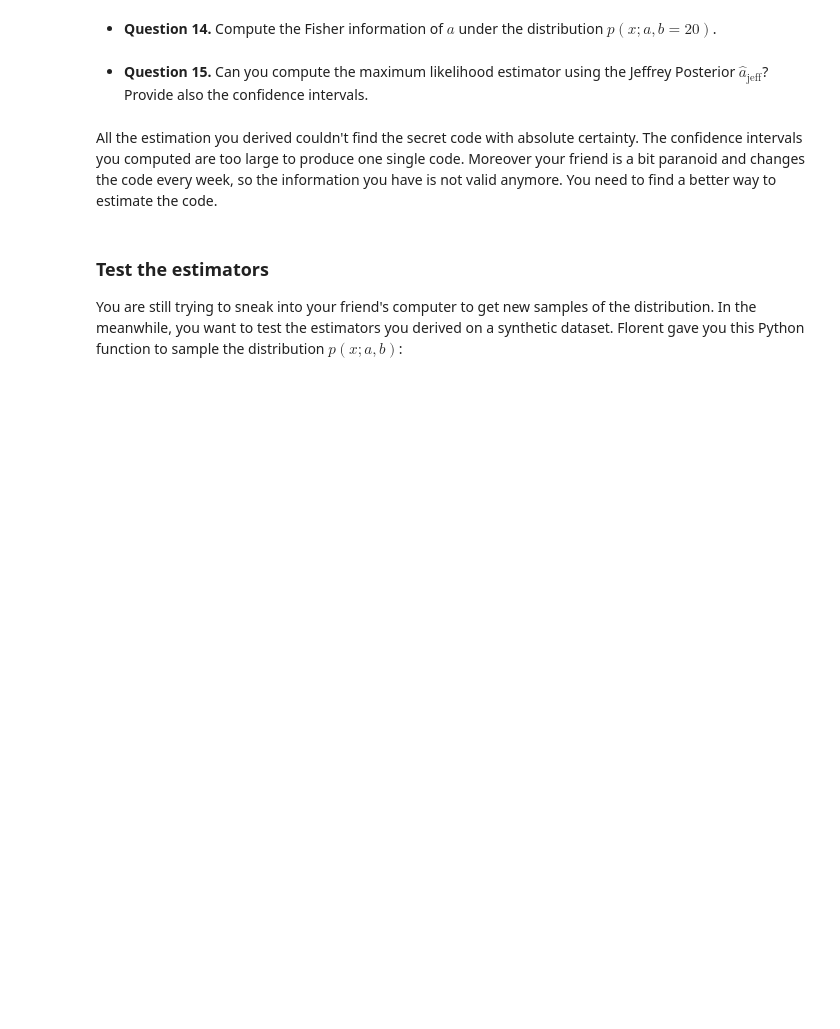
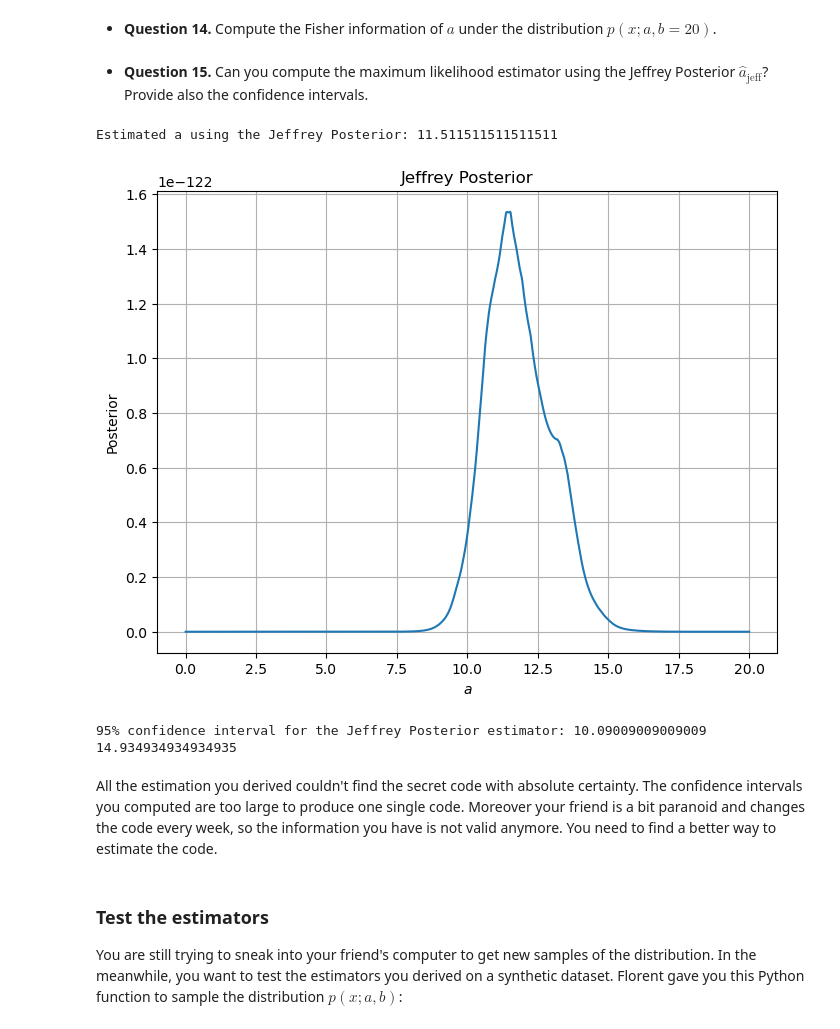
Before and after one commit to natasa-jovanovic/FundamentalLearningEPFL, a Jupyter notebook: Homework1/crack_the_code.ipynb, the cells around one changed output. Cells and saved outputs as stored; diff of their text form; code cells hidden in the pictures; blank space fills up the shorter version.

```diff
--- a/Homework1/crack_the_code.ipynb
+++ b/Homework1/crack_the_code.ipynb
@@ -78,6 +133,7 @@ plt.show()
 - **Question 7** How many sample points are there in the file? Let us call this number $n$ and plot an histogram of the data
 # %%
 x_fixed_b = np.load('fixed_b.npy')
+n = len(x_fixed_b)
 print('Number of samples:', len(x_fixed_b))
 
 plt.figure(figsize=(8, 6))
@@ -214,7 +270,41 @@ print(f"95% Confidence Interval: ({lower_bound}, {upper_bound})")
 # %% [markdown]
  - **Question 14.** Compute the Fisher information of $a$ under the distribution $p(x;a,b=20)$.
+# %%
+def Fisher_information(a, b=20):
+    if a <= 0 or a >= b: return 0
+    return (-7*a**2 + 6*a*b - 2*b**2) / (3 * a**2 * (a-b)**3)
 # %% [markdown]
 - **Question 15.** Can you compute the maximum likelihood estimator using the Jeffrey Posterior $\hat a_\text{jeff}$? Provide also the confidence intervals.
+# %%
+a_values = np.linspace(0, 20, 1000)
+Fisher_values = np.array([n * Fisher_information(a) for a in a_values])
+Jeffrey_prior = np.sqrt(Fisher_values)
+Jeffrey_posterior = np.array([pdf(x_fixed_b, a, 20).prod() for a in a_values]) * Jeffrey_prior
+a_hat_Jeffrey = a_values[np.argmax(Jeffrey_posterior)]
+print('Estimated a using the Jeffrey Posterior:', a_hat_Jeffrey)
+
+plt.figure(figsize=(8, 6))
+plt.title('Jeffrey Posterior')
+plt.xlabel('$a$')
+plt.ylabel('Posterior')
+plt.plot(a_values, Jeffrey_posterior)
+plt.grid(True)
+plt.show()
+
+n_bootstrap = 1000
+Jeffrey_posterior_bootstrap = np.zeros(n_bootstrap)
+for i in range(n_bootstrap):
+    x_bootstrap = np.random.choice(x_fixed_b, len(x_fixed_b), replace=True)
+    Jeffrey_posterior_bootstrap[i] = a_values[np.argmax(np.array([pdf(x_bootstrap, a, 20).prod() for a in a_values]) * Jeffrey_prior)]
+
+Jeffrey_posterior_bootstrap.sort()
+lower_Jeffrey = Jeffrey_posterior_bootstrap[int(0.025 * n_bootstrap)]
+upper_Jeffrey = Jeffrey_posterior_bootstrap[int(0.975 * n_bootstrap)]
+print('95% confidence interval for the Jeffrey Posterior estimator:', lower_Jeffrey, upper_Jeffrey)
+# %% [output]
+Estimated a using the Jeffrey Posterior: 11.511511511511511
+[figure, added]
+95% confidence interval for the Jeffrey Posterior estimator: 10.09009009009009 14.934934934934935
 # %% [markdown]
 All the estimation you derived couldn't find the secret code with absolute certainty. The confidence intervals you computed are too large to produce one single code. Moreover your friend is a bit paranoid and changes the code every week, so the information you have is not valid anymore. You need to find a better way to estimate the code.
 # %% [markdown]
```
Also changed, not shown: parts of 15 cells of this notebook, 1 other file.
